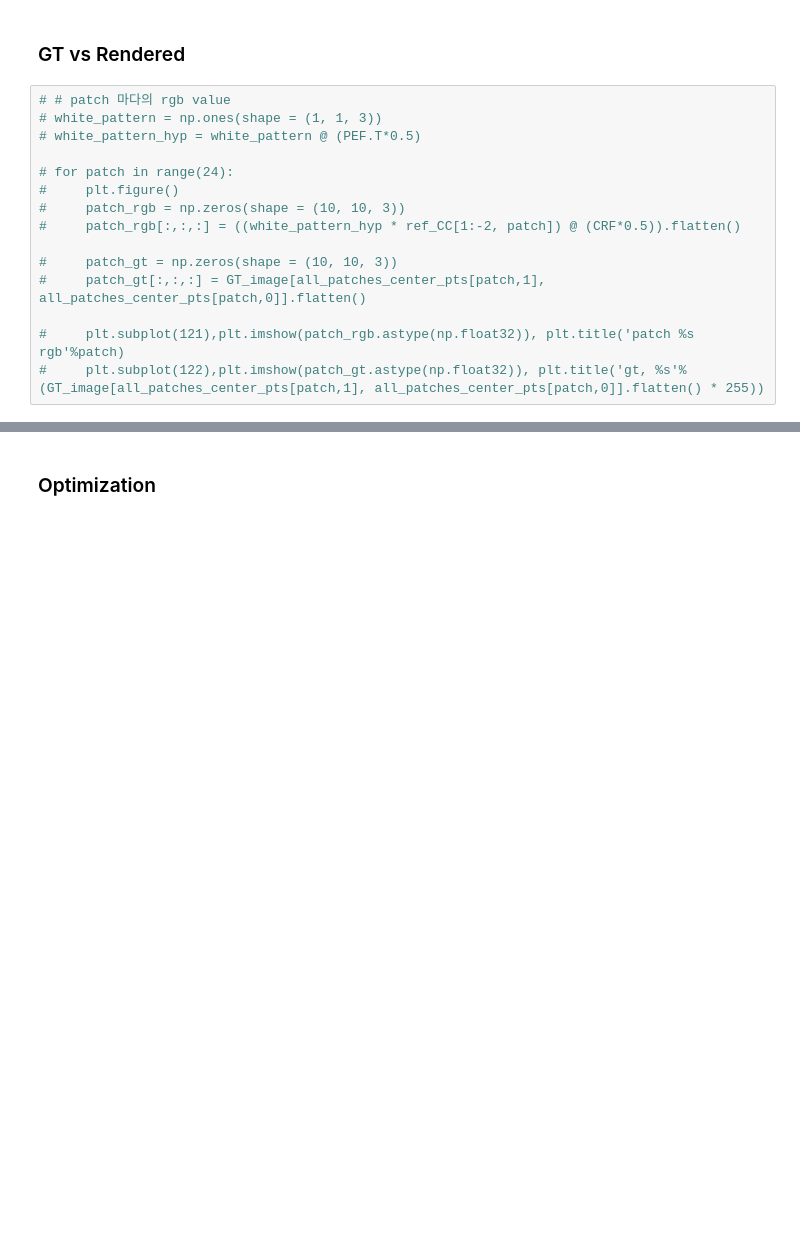
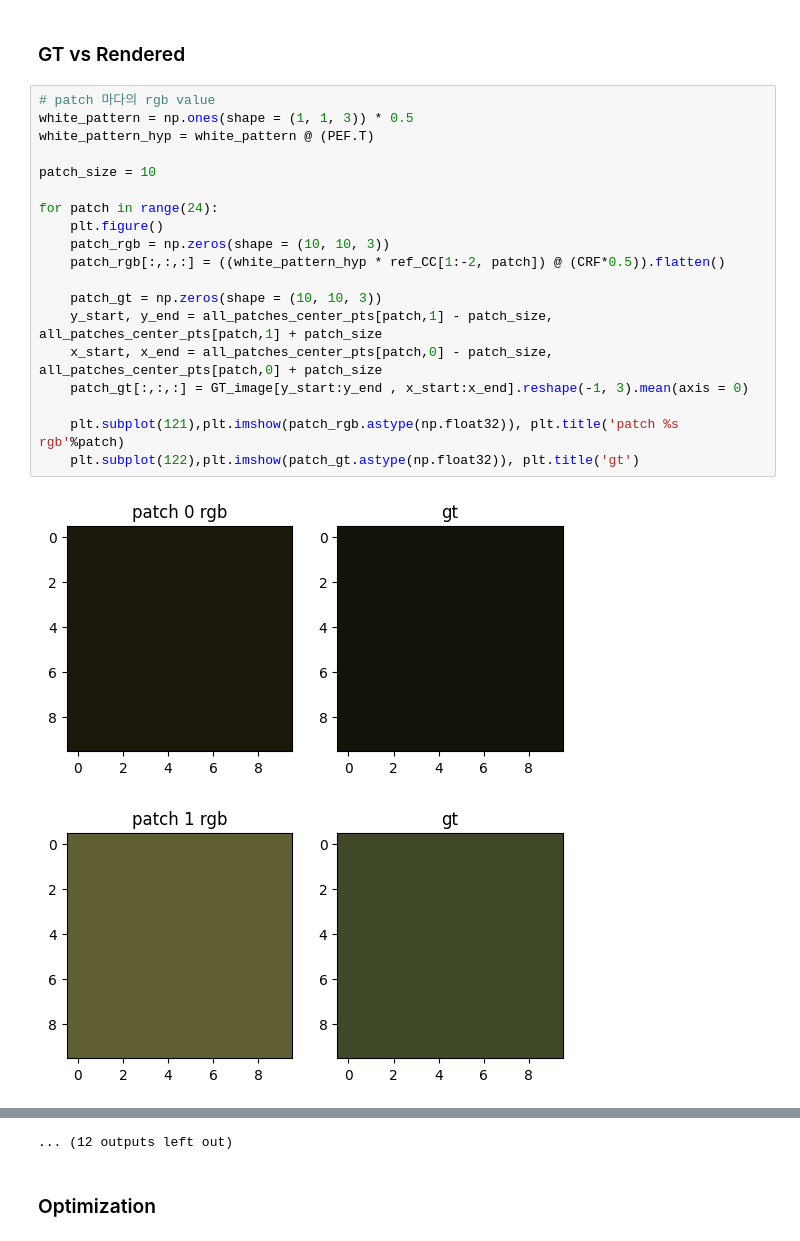
Before and after one commit to shshin1210/DSL, a Jupyter notebook: calibration/radiometric_cal/crf_optimization.ipynb, the cells around one changed output, grey strips where cells are left out. Saved outputs shown, nothing was run; the diff lists cells and outputs as text; blank space fills up the shorter version.

```diff
--- a/calibration/radiometric_cal/crf_optimization.ipynb
+++ b/calibration/radiometric_cal/crf_optimization.ipynb
@@ -95,17 +99,24 @@ print(GT_image.max(), GT_image.min())
 # %% [markdown]
 ### GT vs Rendered
 # %%
-# # patch 마다의 rgb value
-# white_pattern = np.ones(shape = (1, 1, 3))
-# white_pattern_hyp = white_pattern @ (PEF.T*0.5)
+# patch 마다의 rgb value
+white_pattern = np.ones(shape = (1, 1, 3)) * 0.5
+white_pattern_hyp = white_pattern @ (PEF.T)
 
-# for patch in range(24):
-#     plt.figure()
-#     patch_rgb = np.zeros(shape = (10, 10, 3))
-#     patch_rgb[:,:,:] = ((white_pattern_hyp * ref_CC[1:-2, patch]) @ (CRF*0.5)).flatten()
+patch_size = 10
 
-#     patch_gt = np.zeros(shape = (10, 10, 3))
-#     patch_gt[:,:,:] = GT_image[all_patches_center_pts[patch,1], all_patches_center_pts[patch,0]].flatten()
+for patch in range(24):
+    plt.figure()
+    patch_rgb = np.zeros(shape = (10, 10, 3))
+    patch_rgb[:,:,:] = ((white_pattern_hyp * ref_CC[1:-2, patch]) @ (CRF*0.5)).flatten()
 
-#     plt.subplot(121),plt.imshow(patch_rgb.astype(np.float32)), plt.title('patch %s rgb'%patch)
-#     plt.subplot(122),plt.imshow(patch_gt.astype(np.float32)), plt.title('gt, %s'%(GT_image[all_patches_center_pts[patch,1], all_patches_center_pts[patch,0]].flatten() * 255))
+    patch_gt = np.zeros(shape = (10, 10, 3))
+    y_start, y_end = all_patches_center_pts[patch,1] - patch_size, all_patches_center_pts[patch,1] + patch_size
+    x_start, x_end = all_patches_center_pts[patch,0] - patch_size, all_patches_center_pts[patch,0] + patch_size
+    patch_gt[:,:,:] = GT_image[y_start:y_end , x_start:x_end].reshape(-1, 3).mean(axis = 0)
+
+    plt.subplot(121),plt.imshow(patch_rgb.astype(np.float32)), plt.title('patch %s rgb'%patch)
+    plt.subplot(122),plt.imshow(patch_gt.astype(np.float32)), plt.title('gt')
+# %% [output]
+[figure, added]
+[figure, added]
@@ -112,3 +133,4 @@ print(GT_image.max(), GT_image.min())
+... (12 outputs left out)
 # %% [markdown]
 ### Optimization
 # %%
```
Also changed, not shown: parts of 8 cells of this notebook.
